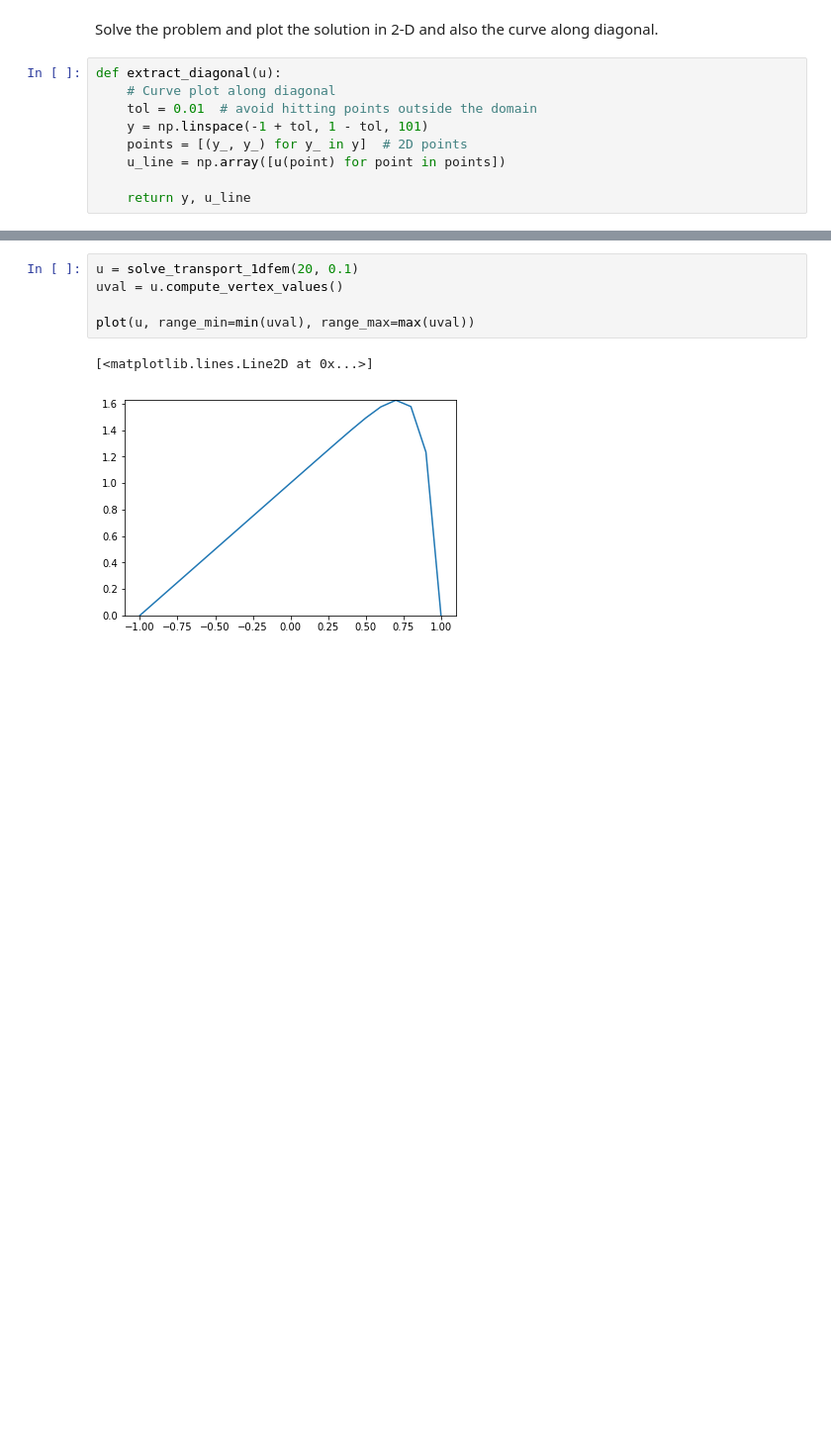
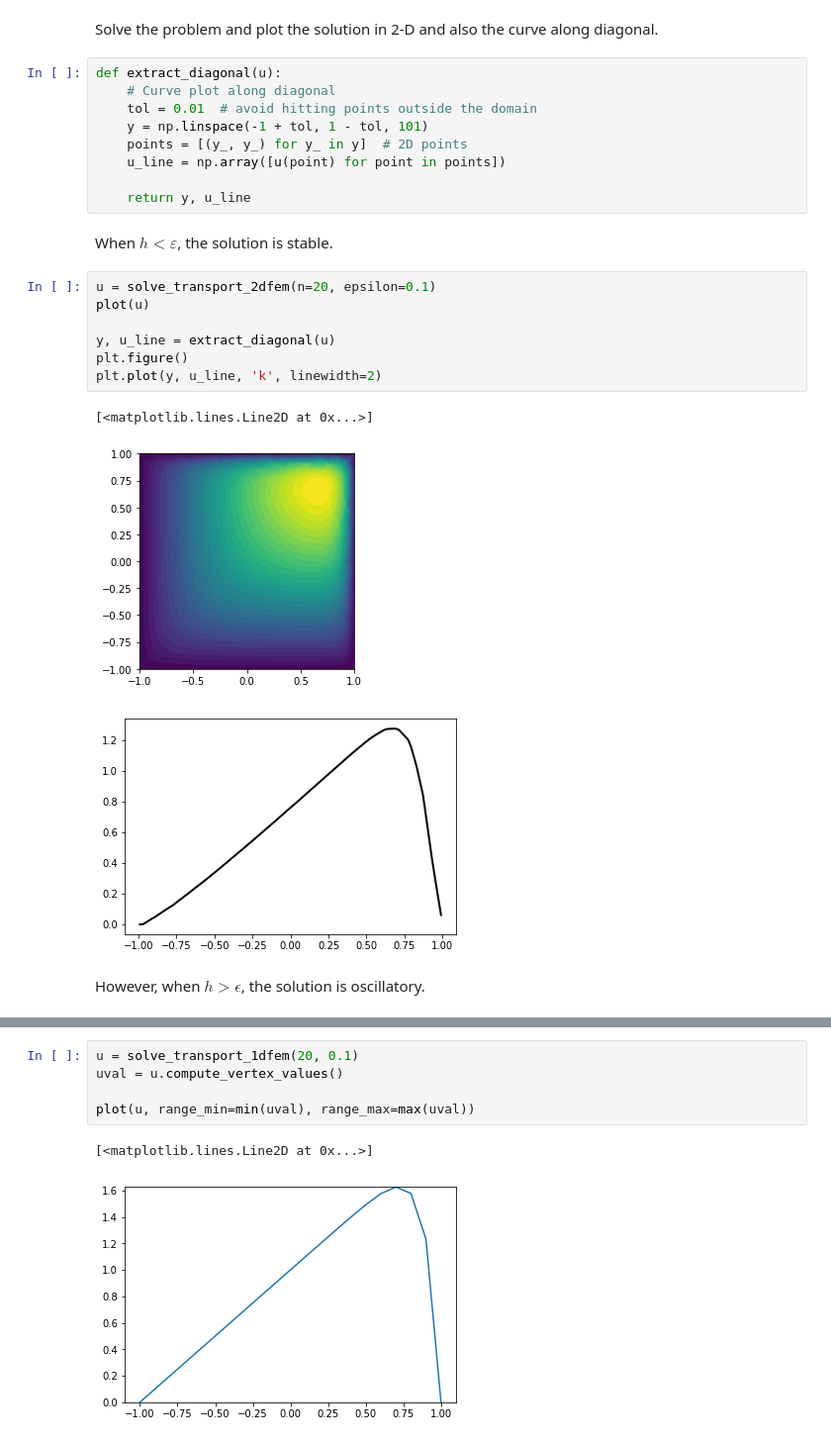
Before and after one commit to unifem/fenics-notes, a Jupyter notebook: notebooks/convection-dominant.ipynb, the cells around one changed output, grey strips where cells are left out. Shown at 99% size. Drawn from its saved outputs; the diff is of its cells as text; blank space fills up the shorter version.

```diff
--- a/notebooks/convection-dominant.ipynb
+++ b/notebooks/convection-dominant.ipynb
@@ -66,6 +70,21 @@ def extract_diagonal(u):
     u_line = np.array([u(point) for point in points])
 
     return y, u_line
+# %% [markdown]
+When $h<\varepsilon$, the solution is stable.
+# %%
+u = solve_transport_2dfem(n=20, epsilon=0.1)
+plot(u)
+
+y, u_line = extract_diagonal(u)
+plt.figure()
+plt.plot(y, u_line, 'k', linewidth=2)
+# %% [output]
+[<matplotlib.lines.Line2D at 0x...>]
+[figure, added]
+[figure, added]
+# %% [markdown]
+However, when $h>\epsilon$, the solution is oscillatory.
 # %%
 u = solve_transport_2dfem(n=20, epsilon=0.01)
 plot(u)
```
Also changed, not shown: parts of 8 cells of this notebook.
